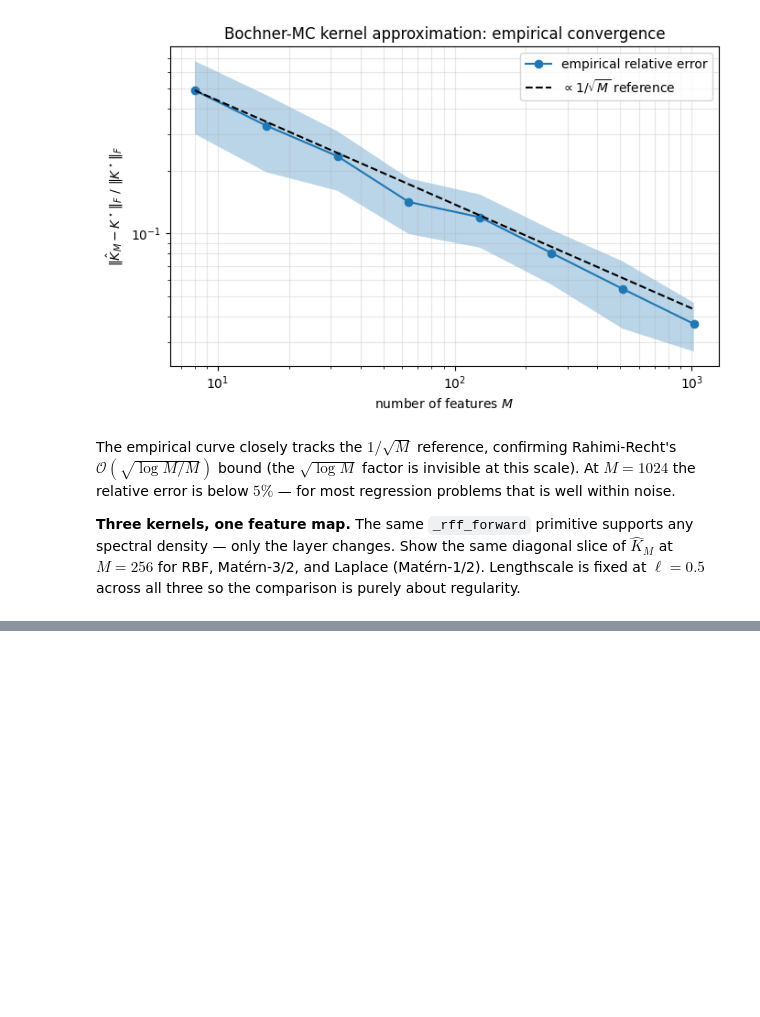
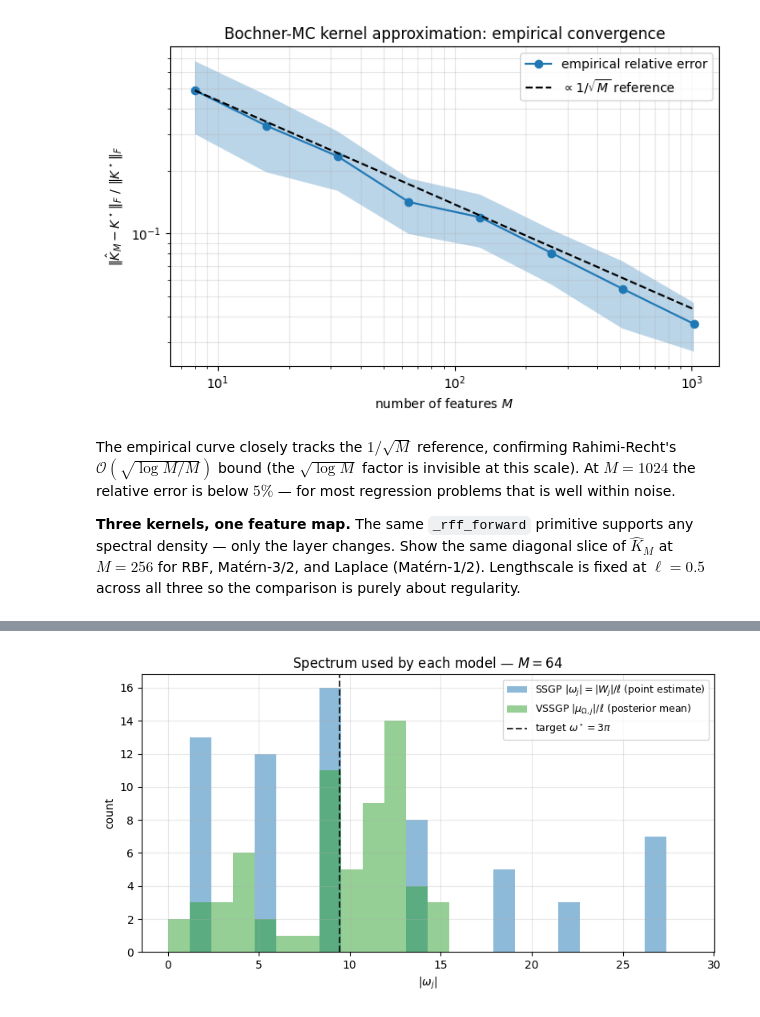
Before and after one commit to jejjohnson/pyrox, a Jupyter notebook: docs/notebooks/random_fourier_features.ipynb, the cells around one changed output, grey strips where cells are left out. Saved outputs shown, nothing was run; the diff lists cells and outputs as text; code cells hidden in the pictures; blank space fills up the shorter version.

```diff
--- a/docs/notebooks/random_fourier_features.ipynb
+++ b/docs/notebooks/random_fourier_features.ipynb
@@ -997,0 +854,19 @@ The grey individual-member traces are the SSGP draws — each is a finite-featur
+# %%
+fig, ax = plt.subplots(figsize=(8, 4.5))
+freqs_ssgp = (ssgp.W / jnp.exp(ssgp.log_ell))[0]
+freqs_vssgp = (vssgp.mu_W / vssgp.lengthscale)[0]
+all_f = np.concatenate([np.abs(np.asarray(freqs_ssgp)), np.abs(np.asarray(freqs_vssgp))])
+bins = np.linspace(0, max(20, float(all_f.max()) * 1.05), 25)
+ax.hist(np.abs(np.asarray(freqs_ssgp)), bins=bins, alpha=0.5, color="C0",
+        label=f"SSGP $|\\omega_j| = |W_j|/\\ell$ (point estimate)")
+ax.hist(np.abs(np.asarray(freqs_vssgp)), bins=bins, alpha=0.5, color="C2",
+        label=r"VSSGP $|\mu_{\Omega,j}|/\ell$ (posterior mean)")
+ax.axvline(float(TARGET_OMEGA), color="k", linestyle="--", alpha=0.8,
+           label=r"target $\omega^\star = 3\pi$")
+ax.set_xlabel(r"$|\omega_j|$"); ax.set_ylabel("count")
+ax.set_title(f"Spectrum used by each model — $M = {M_FEAT}$")
+ax.legend(loc="upper right", fontsize=9); ax.grid(True, alpha=0.3)
+plt.tight_layout()
+plt.show()
+# %% [output]
+[figure, added]
```
Also changed, not shown: parts of 58 cells of this notebook, 1 other file.
